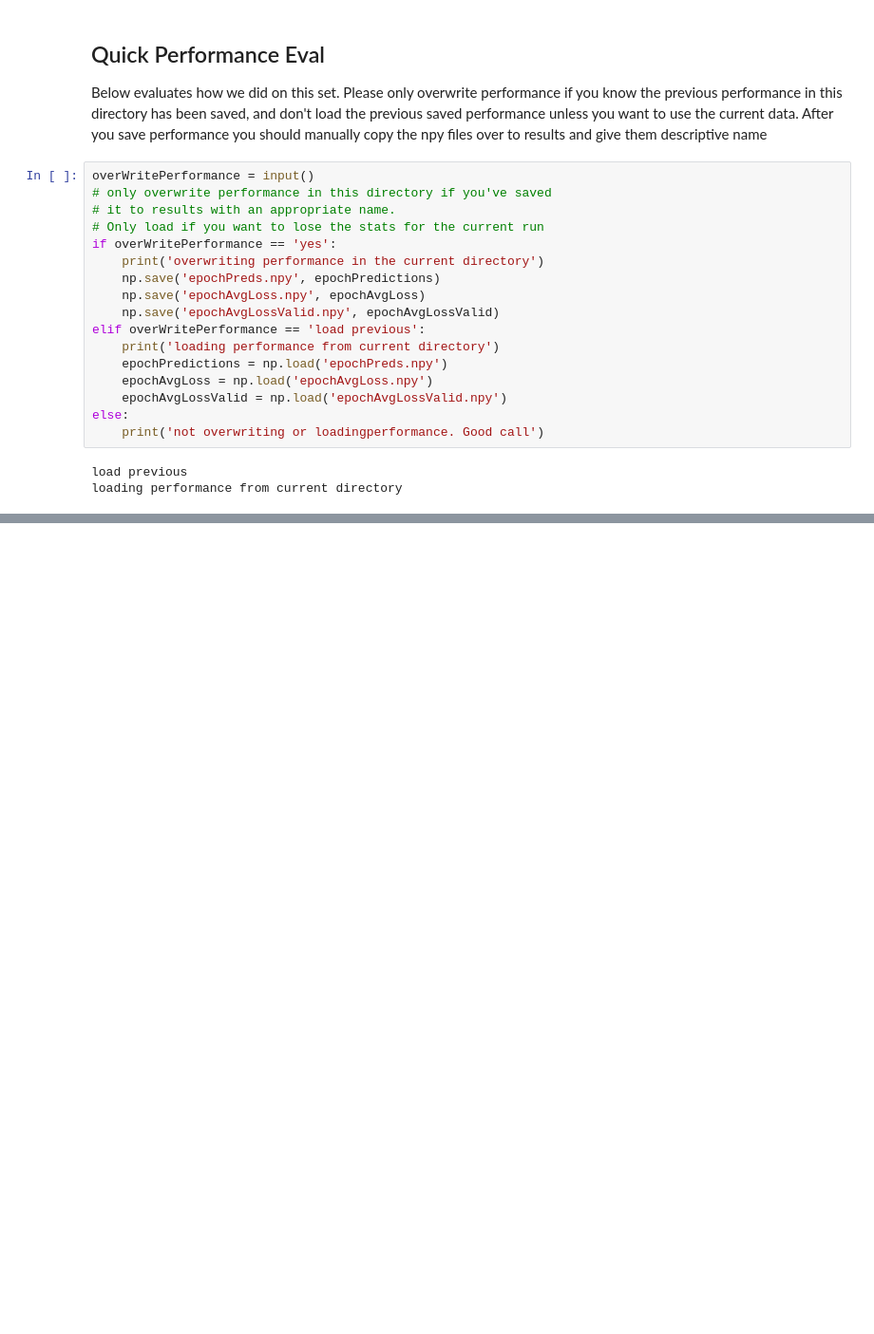
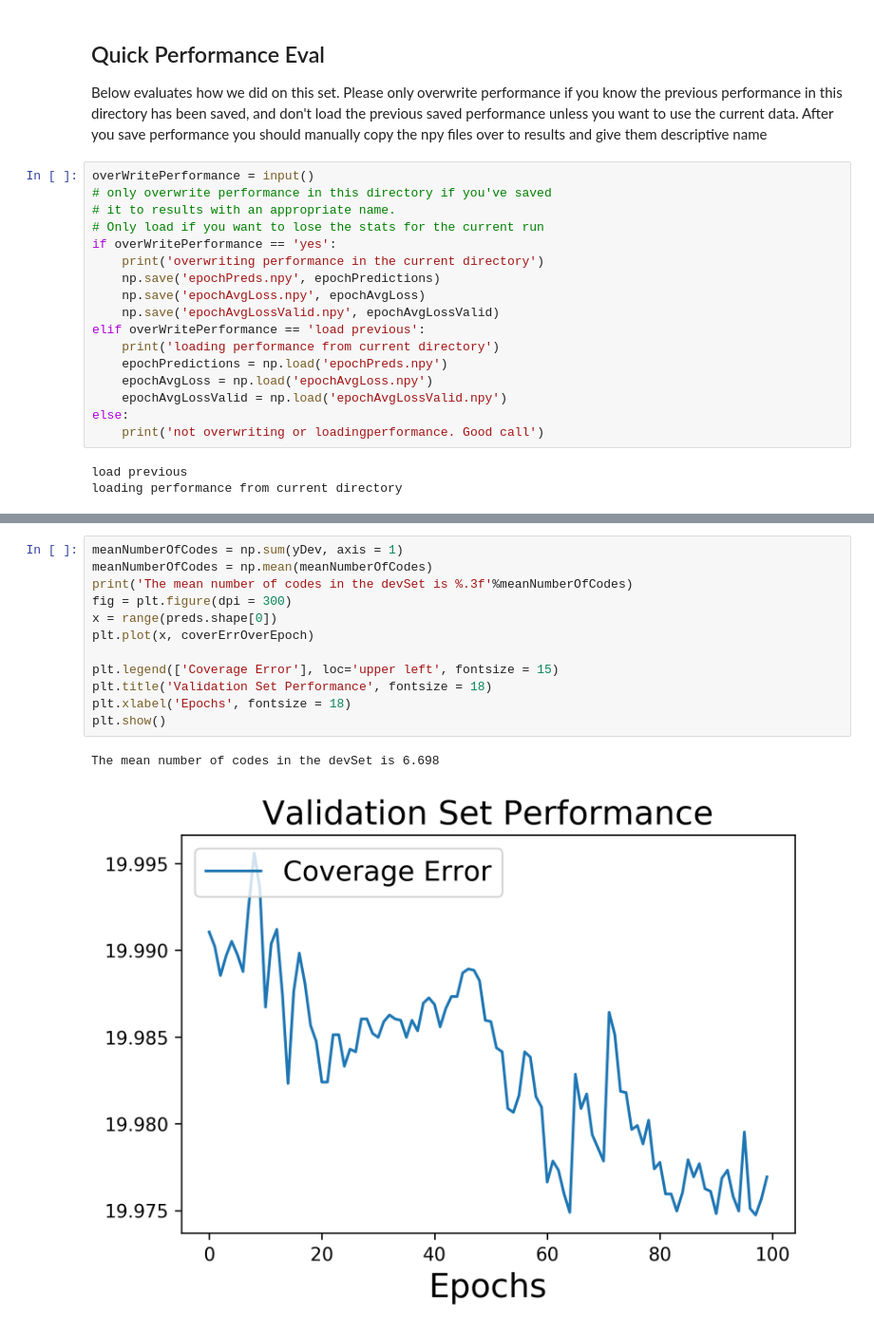
Before and after one commit to rivas-lab/FasTag, a Jupyter notebook: LSTMNotebook.ipynb, the cells around one changed output, grey strips where cells are left out. Shown at 95% size. Saved outputs shown, nothing was run; the diff lists cells and outputs as text; blank space fills up the shorter version.

```diff
--- a/LSTMNotebook.ipynb
+++ b/LSTMNotebook.ipynb
@@ -300,0 +378,15 @@ print(yDev.shape)
+# %%
+meanNumberOfCodes = np.sum(yDev, axis = 1)
+meanNumberOfCodes = np.mean(meanNumberOfCodes)
+print('The mean number of codes in the devSet is %.3f'%meanNumberOfCodes)
+fig = plt.figure(dpi = 300)
+x = range(preds.shape[0])
+plt.plot(x, coverErrOverEpoch)
+
+plt.legend(['Coverage Error'], loc='upper left', fontsize = 15)
+plt.title('Validation Set Performance', fontsize = 18)
+plt.xlabel('Epochs', fontsize = 18)
+plt.show()
+# %% [output]
+The mean number of codes in the devSet is 6.698
+[figure, added]
```
Also changed, not shown: parts of 11 cells of this notebook, 3 other files.
